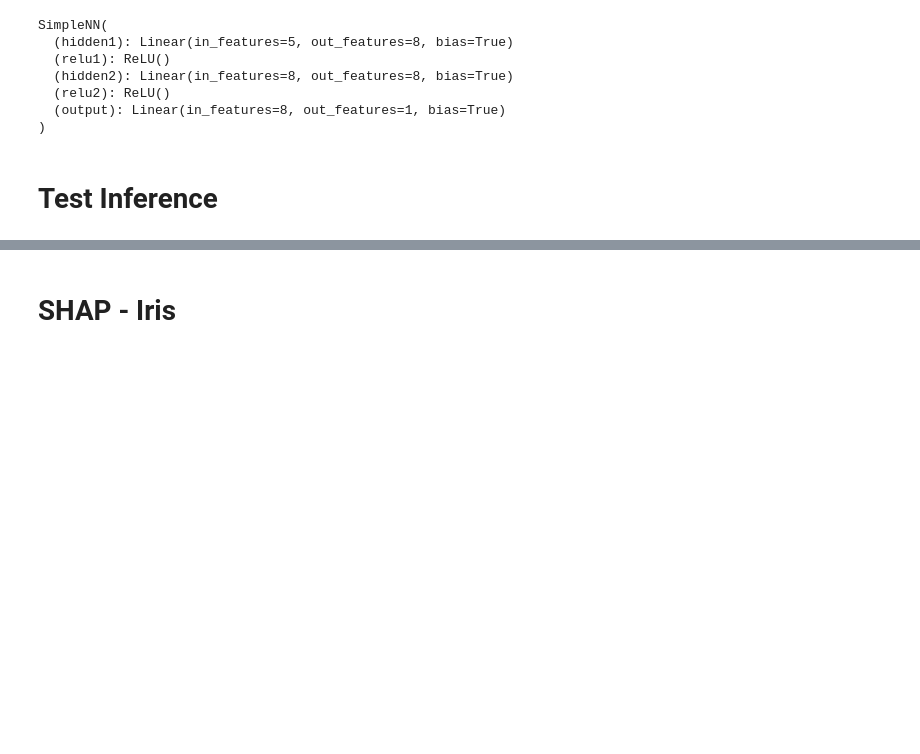
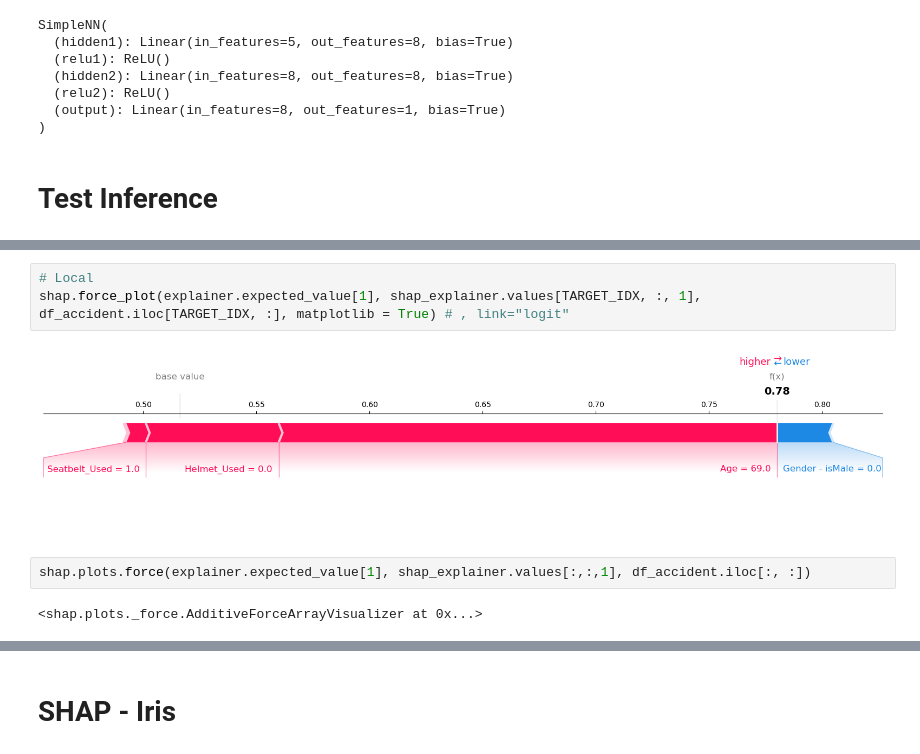
Before and after one commit to shaohong-g/Xai-example, a Jupyter notebook: xai_shap.ipynb, the cells around one changed output, grey strips where cells are left out. Saved outputs shown, nothing was run; the diff lists cells and outputs as text; blank space fills up the shorter version.

```diff
--- a/xai_shap.ipynb
+++ b/xai_shap.ipynb
@@ -71,0 +158,9 @@ shap_explainer = explainer(df_accident) # check_additivity=False if error
+# %%
+# Local
+shap.force_plot(explainer.expected_value[1], shap_explainer.values[TARGET_IDX, :, 1], df_accident.iloc[TARGET_IDX, :], matplotlib = True) # , link="logit"
+# %% [output]
+[figure, added]
+# %%
+shap.plots.force(explainer.expected_value[1], shap_explainer.values[:,:,1], df_accident.iloc[:, :])
+# %% [output]
+<shap.plots._force.AdditiveForceArrayVisualizer at 0x...>
```
Also changed, not shown: parts of 15 cells of this notebook, 1 other file.
